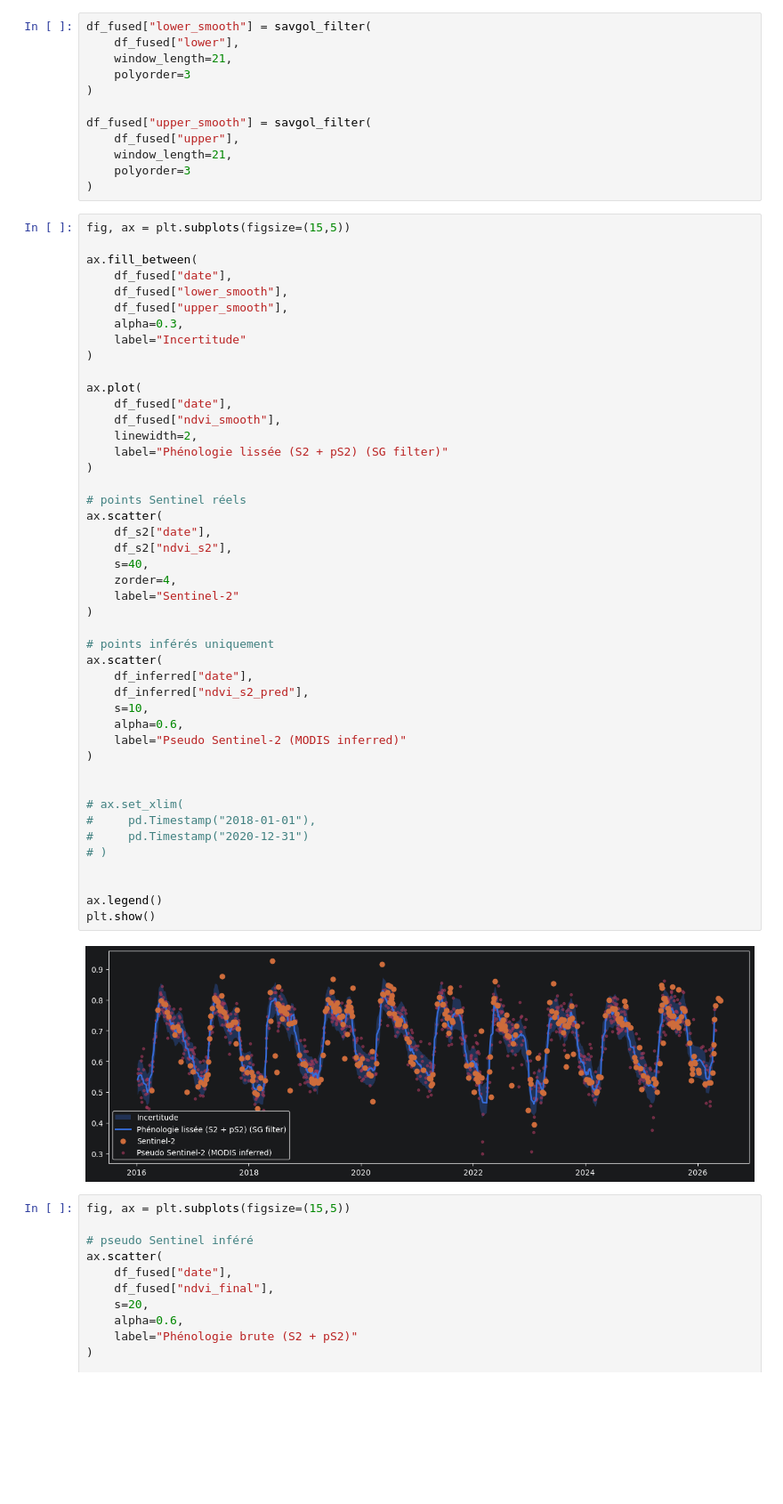
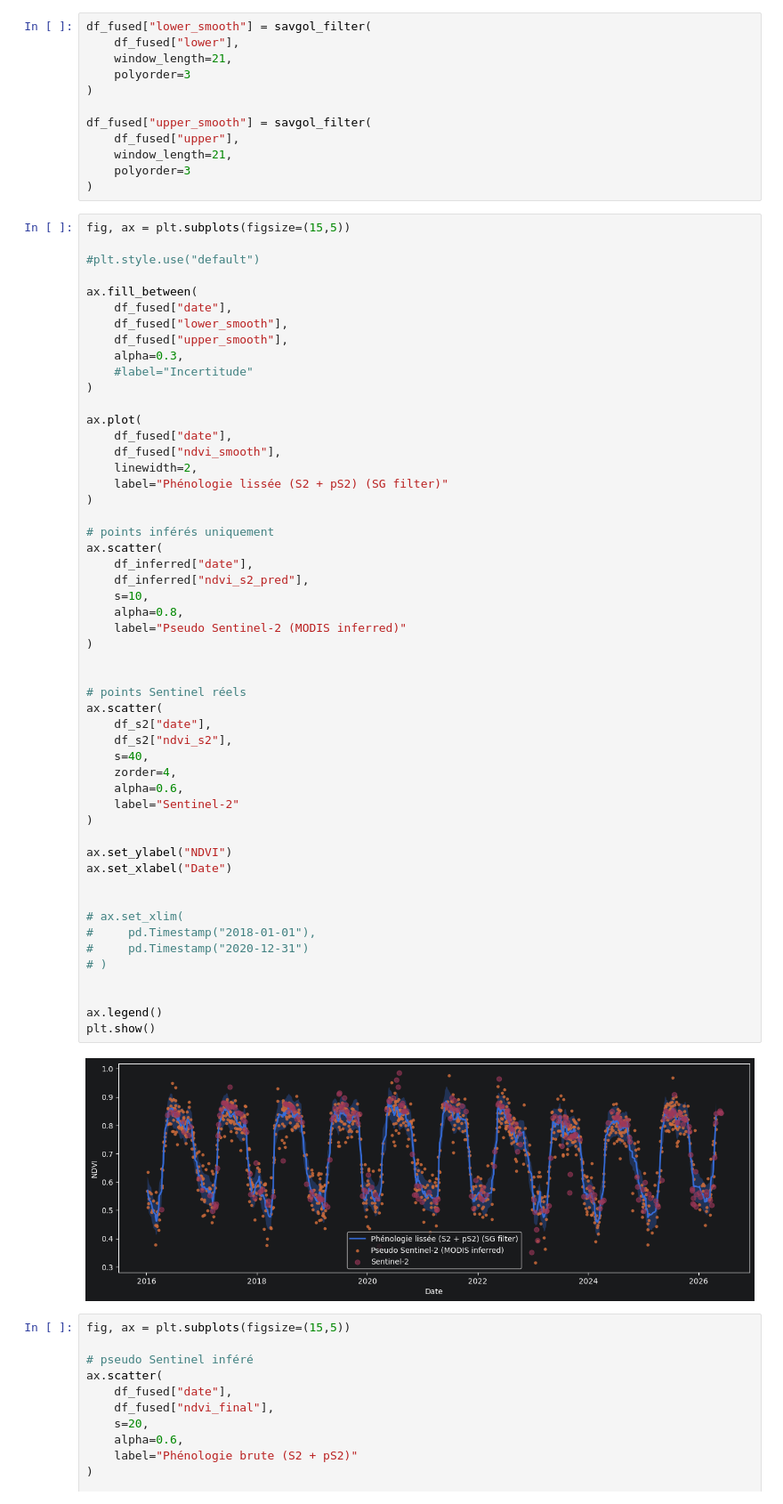
Before and after one commit to itsMidNightsw/PhenoExtract, a Jupyter notebook: code/make_lm_S2_modis.ipynb, the cells around one changed output. Shown at 89% size. Drawn from its saved outputs; the diff is of its cells as text; blank space fills up the shorter version.

Commit message:
plot labels

```diff
--- a/code/make_lm_S2_modis.ipynb
+++ b/code/make_lm_S2_modis.ipynb
@@ -187,51 +187,58 @@ df_fused["upper_smooth"] = savgol_filter(
 )
 # %%
 fig, ax = plt.subplots(figsize=(15,5))
+
+#plt.style.use("default")
 
 ax.fill_between(
     df_fused["date"],
     df_fused["lower_smooth"],
     df_fused["upper_smooth"],
     alpha=0.3,
-    label="Incertitude"
+    #label="Incertitude"
 )
 
 ax.plot(
     df_fused["date"],
     df_fused["ndvi_smooth"],
     linewidth=2,
     label="Phénologie lissée (S2 + pS2) (SG filter)"
 )
 
+# points inférés uniquement
+ax.scatter(
+    df_inferred["date"],
+    df_inferred["ndvi_s2_pred"],
+    s=10,
+    alpha=0.8,
+    label="Pseudo Sentinel-2 (MODIS inferred)"
+)
+
+
 # points Sentinel réels
 ax.scatter(
     df_s2["date"],
     df_s2["ndvi_s2"],
     s=40,
     zorder=4,
+    alpha=0.6,
     label="Sentinel-2"
 )
 
-# points inférés uniquement
-ax.scatter(
-    df_inferred["date"],
-    df_inferred["ndvi_s2_pred"],
-    s=10,
-    alpha=0.6,
-    label="Pseudo Sentinel-2 (MODIS inferred)"
-)
+ax.set_ylabel("NDVI")
+ax.set_xlabel("Date")
 
 
 # ax.set_xlim(
 #     pd.Timestamp("2018-01-01"),
 #     pd.Timestamp("2020-12-31")
 # )
 
 
 ax.legend()
 plt.show()
 # %% [output]
-[figure, old version]
+[figure, new version]
 # %%
 fig, ax = plt.subplots(figsize=(15,5))
 
```
Also changed, not shown: parts of 2 cells of this notebook.
